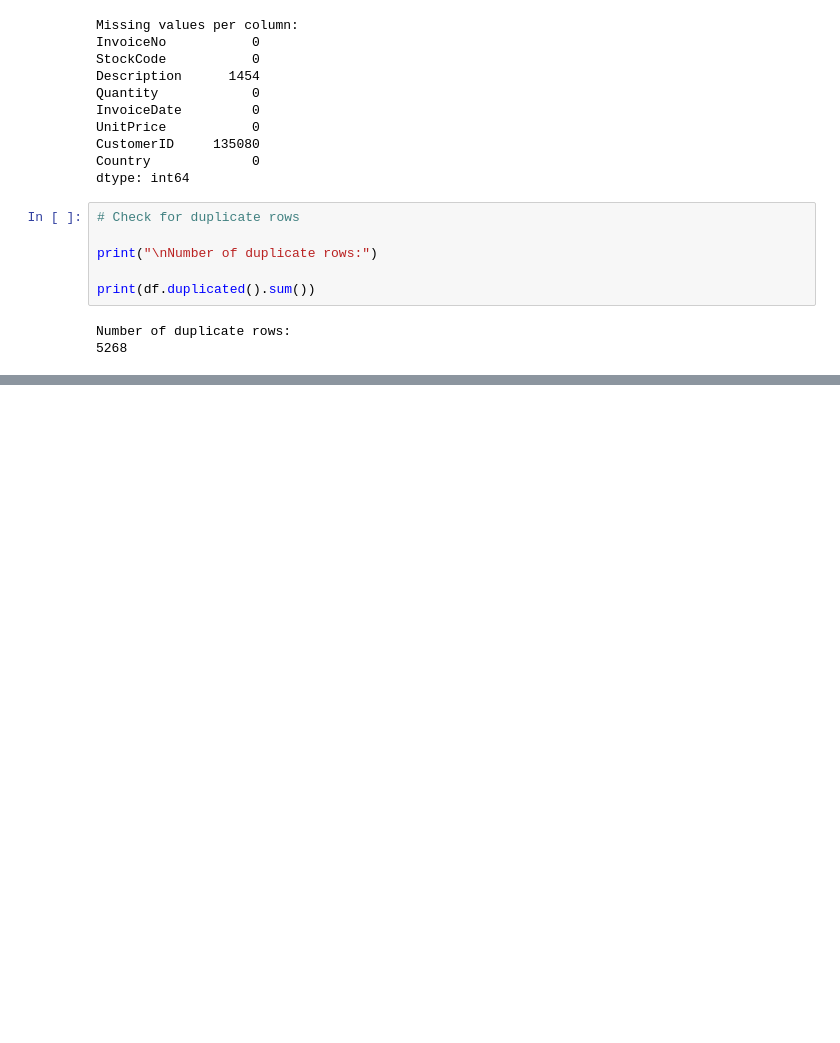
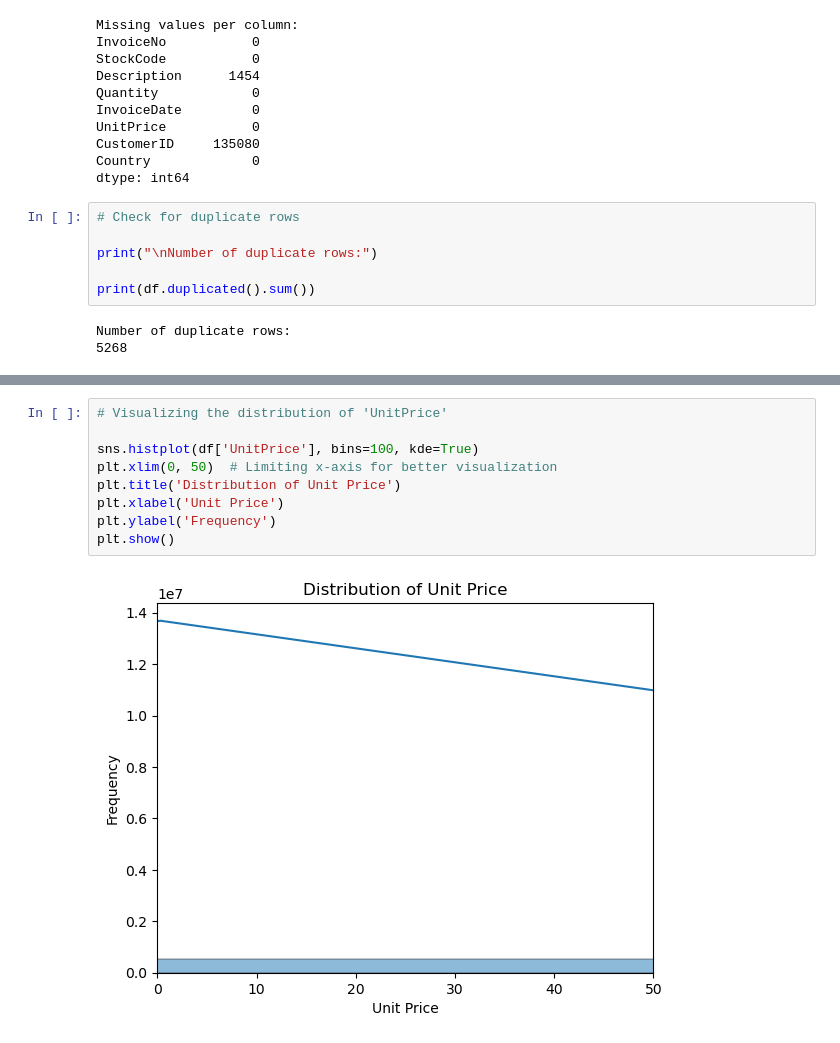
Before and after one commit to Zahid295/repeat-purchase-prediction, a Jupyter notebook: CA2_Capstone.ipynb, the cells around one changed output, grey strips where cells are left out. Saved outputs shown, nothing was run; the diff lists cells and outputs as text; blank space fills up the shorter version.

```diff
--- a/CA2_Capstone.ipynb
+++ b/CA2_Capstone.ipynb
@@ -88,0 +114,11 @@ Number of duplicate rows:
+# %%
+# Visualizing the distribution of 'UnitPrice'
+
+sns.histplot(df['UnitPrice'], bins=100, kde=True)
+plt.xlim(0, 50)  # Limiting x-axis for better visualization
+plt.title('Distribution of Unit Price')
+plt.xlabel('Unit Price')
+plt.ylabel('Frequency')
+plt.show()
+# %% [output]
+[figure, added]
```
Also changed, not shown: parts of 3 cells of this notebook, 1 other file.
